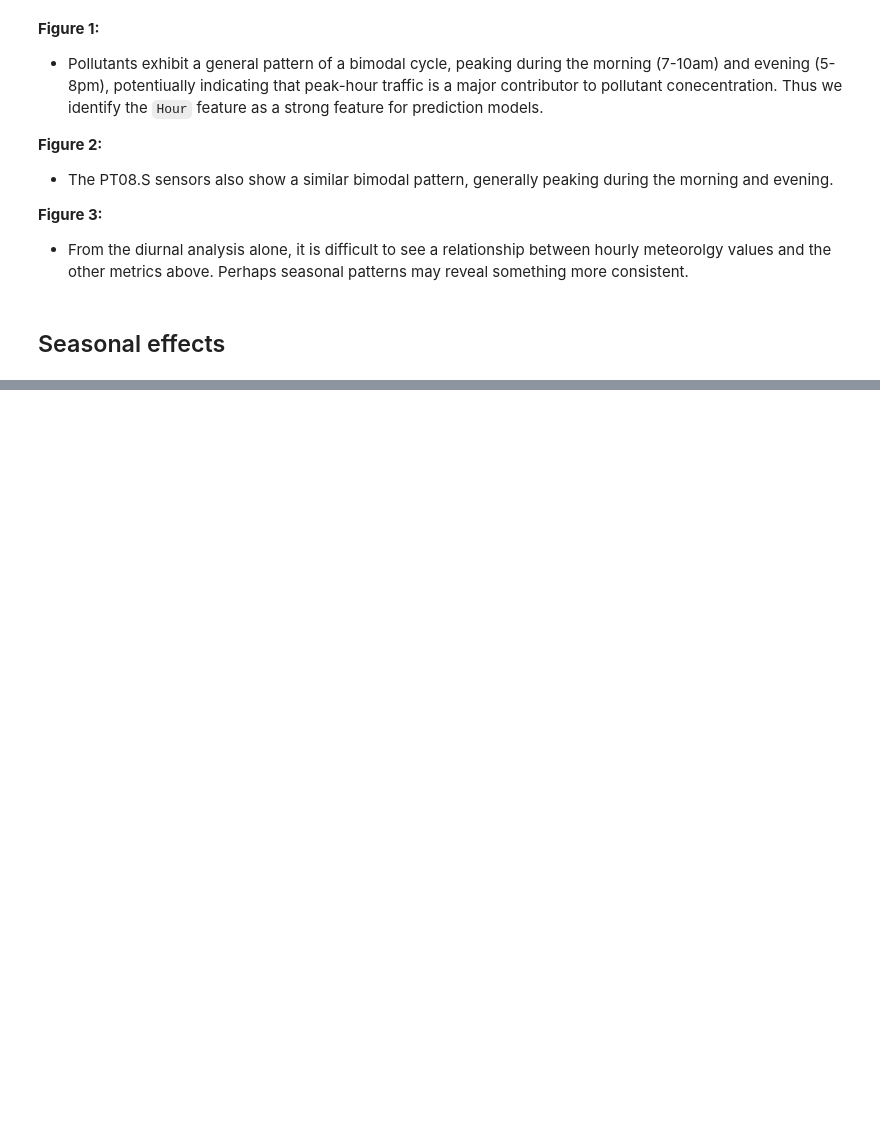
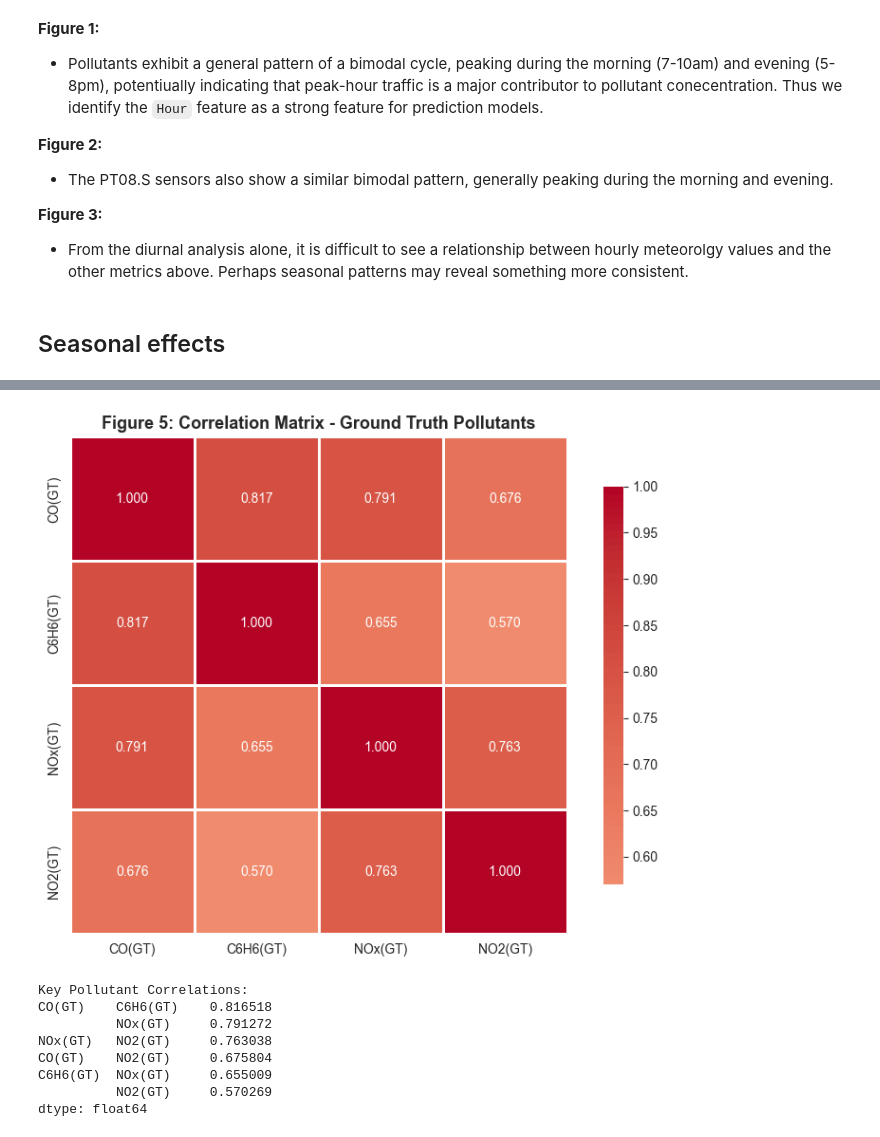
Before and after one commit to jerryjlzhou/9417_Group_Project, a Jupyter notebook: src/data/data_analysis.ipynb, the cells around one changed output, grey strips where cells are left out. Saved outputs shown, nothing was run; the diff lists cells and outputs as text; code cells hidden in the pictures; blank space fills up the shorter version.

```diff
--- a/src/data/data_analysis.ipynb
+++ b/src/data/data_analysis.ipynb
@@ -192,0 +266,27 @@ plt.show()
+# %%
+# Calculate correlation matrix for pollutants
+pollutant_corr = df_processed[pollutant_cols].corr()
+
+# Create correlation heatmap
+plt.figure(figsize=(8, 6))
+sns.heatmap(pollutant_corr, annot=True, fmt='.3f', cmap='coolwarm', center=0,
+            square=True, linewidths=1, cbar_kws={"shrink": 0.8})
+plt.title('Figure 5: Correlation Matrix - Ground Truth Pollutants', fontsize=13, fontweight='bold')
+plt.tight_layout()
+plt.show()
+
+print("\nKey Pollutant Correlations:")
+# Extract upper triangle correlations
+mask = np.triu(np.ones_like(pollutant_corr, dtype=bool), k=1)
+corr_pairs = pollutant_corr.where(mask).stack().sort_values(ascending=False)
+print(corr_pairs)
+# %% [output]
+[figure, added]
+Key Pollutant Correlations:
+CO(GT)    C6H6(GT)    0.816518
+          NOx(GT)     0.791272
+NOx(GT)   NO2(GT)     0.763038
+CO(GT)    NO2(GT)     0.675804
+C6H6(GT)  NOx(GT)     0.655009
+          NO2(GT)     0.570269
+dtype: float64
```
Also changed, not shown: parts of 13 cells of this notebook, 4 other files.
